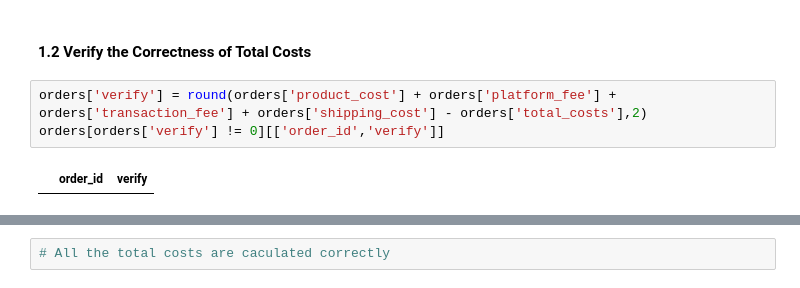
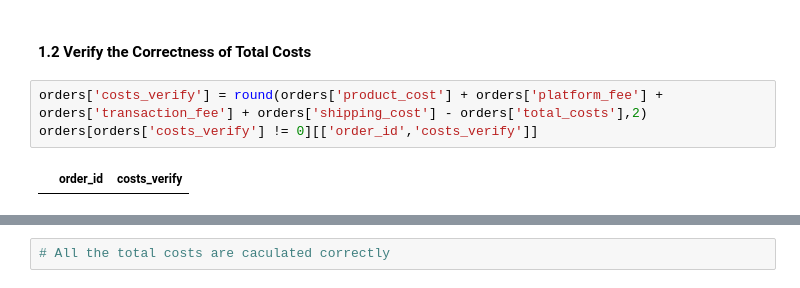
Before and after one commit to Felix-Xuhaixin/E-Commerce-Profitability-Analysis, a Jupyter notebook: E-Commerce Profitability Analysis.ipynb, the cells around one changed output, grey strips where cells are left out. Drawn from its saved outputs; the diff is of its cells as text.

```diff
--- a/E-Commerce Profitability Analysis.ipynb
+++ b/E-Commerce Profitability Analysis.ipynb
@@ -78,7 +78,7 @@ pd.set_option('display.max.columns', 30)
 # %% [markdown]
 #### 1.2 Verify the Correctness of Total Costs
 # %%
-orders['verify'] = round(orders['product_cost'] + orders['platform_fee'] + orders['transaction_fee'] + orders['shipping_cost'] - orders['total_costs'],2)
-orders[orders['verify'] != 0][['order_id','verify']]
+orders['costs_verify'] = round(orders['product_cost'] + orders['platform_fee'] + orders['transaction_fee'] + orders['shipping_cost'] - orders['total_costs'],2)
+orders[orders['costs_verify'] != 0][['order_id','costs_verify']]
 # %% [output]
-|  | order_id | verify |
+|  | order_id | costs_verify |
```
Also changed, not shown: parts of 7 cells of this notebook.
